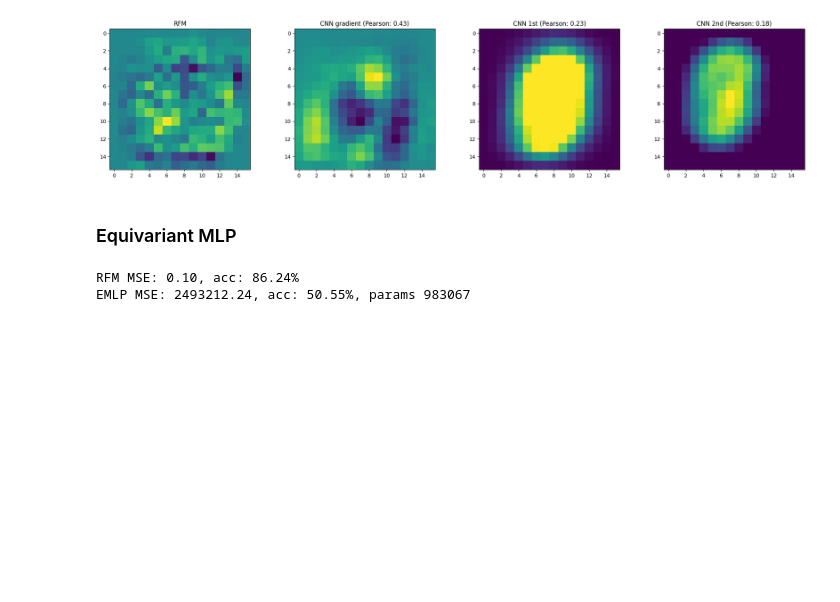
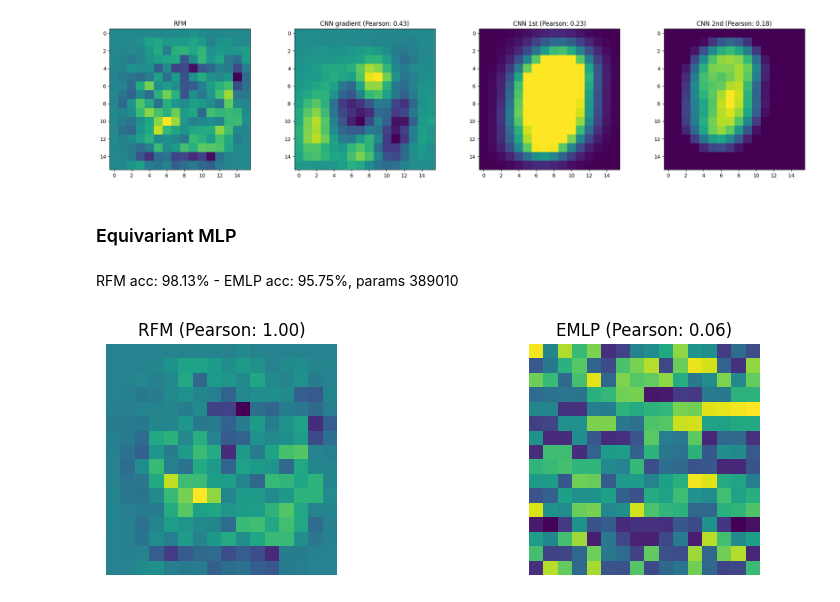
Before and after one commit to gerkone/recursive_feature_machines_praktikum, a Jupyter notebook: praktikum/extension.ipynb, the cells around one changed output. Cells and saved outputs as stored; diff of their text form; code cells hidden in the pictures; blank space fills up the shorter version.

```diff
--- a/praktikum/extension.ipynb
+++ b/praktikum/extension.ipynb
@@ -1149,20 +1140,54 @@ G = Z(3)
 
 e_mlp = equinn.EMLP(repin, repout, G, num_layers=3, ch=256)
+# %%
+# repackage datasets with position information
+pos_mnist_trainset = []
+for x, y in mnist_dataset:
+    d = np.sqrt(x.shape[0])
+    x_pos = torch.stack(torch.meshgrid(torch.arange(d) / d, torch.arange(d) / d))
+    pos_mnist_trainset.append((torch.cat([x.flatten(), x_pos.flatten()]), y.float()))
+
+pos_mnist_testset = []
+for x, y in mnist_testset:
+    d = np.sqrt(x.shape[0])
+    x_pos = torch.stack(torch.meshgrid(torch.arange(d) / d, torch.arange(d) / d))
+    pos_mnist_testset.append((torch.cat([x.flatten(), x_pos.flatten()]), y.float()))
+
+pos_mnist_trainset, pos_mnist_valset = split(pos_mnist_trainset, p=0.9)
+
+pos_mnist_trainloader = DataLoader(pos_mnist_trainset, batch_size=128, shuffle=True)
+pos_mnist_valloader = DataLoader(pos_mnist_valset, batch_size=100, shuffle=False)
+pos_mnist_testloader = DataLoader(pos_mnist_testset, batch_size=512, shuffle=False)
 # %%
-e_mlp, emlp_mse, emlp_acc, _ = nn.train(
-    celeba_trainloader,
-    celeba_valloader,
-    celeba_testloader,
+from utils.visualize import visualize_M_dict
+
+e_mlp, _, _, _ = nn.train(
+    pos_mnist_trainloader,
+    pos_mnist_valloader,
+    pos_mnist_testloader,
     model=e_mlp,
-    num_epochs=20,
+    num_epochs=50,
     opt_fn=torch.optim.Adam,
     lr=1e-3,
 )
-M_rfm, rfm_mse, rfm_acc, _ = rfm.train(celeba_trainloader, celeba_testloader, iters=3)
+_, emlp_acc = nn.val_step(e_mlp, pos_mnist_testloader)
+M_rfm, _, rfm_acc, _ = rfm.train(mnist_trainloader, mnist_testloader, iters=1)
 printmd(
     f"RFM acc: {rfm_acc:.2f}% - "
     f"EMLP acc: {emlp_acc:.2f}%, params {sum([p.numel() for p in e_mlp.parameters()])}"
 )
+
+M_emlp = e_mlp.network[0].linear.weight.data.detach().cpu().numpy()
+M_emlp = M_emlp @ M_emlp.T
+P = pearson(M_rfm, M_emlp, eig=True)
+_ = visualize_M_dict(
+    {
+        "RFM": (1.0, M_rfm),
+        "EMLP": (P, M_emlp),
+    },
+    target_plots=["eig"],
+    is_pearson=True,
+)
 # %% [output]
-RFM MSE: 0.10, acc: 86.24%
-EMLP MSE: 2493212.24, acc: 50.55%, params 983067
+RFM acc: 98.13% - EMLP acc: 95.75%, params 389010
+[figure, added]
```
Also changed, not shown: parts of 7 cells of this notebook, 1 other file.
